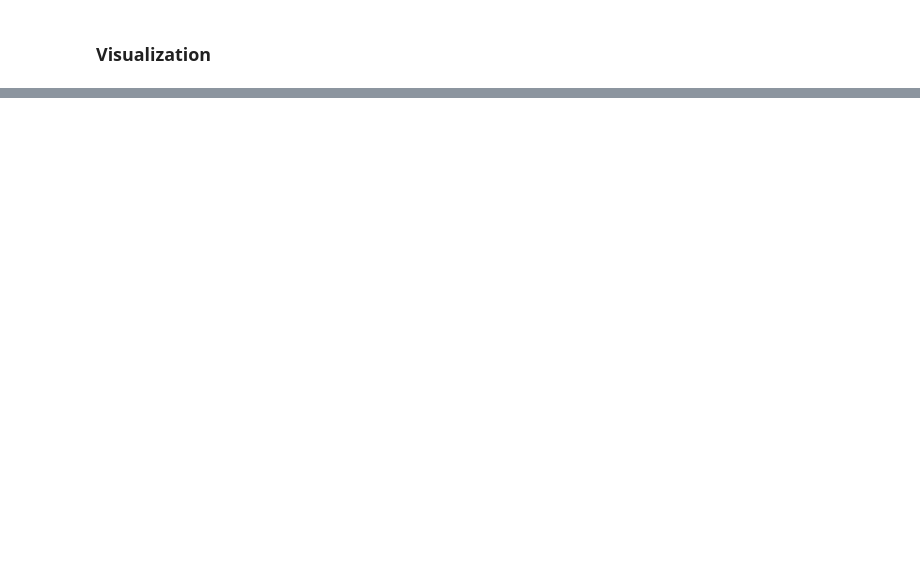
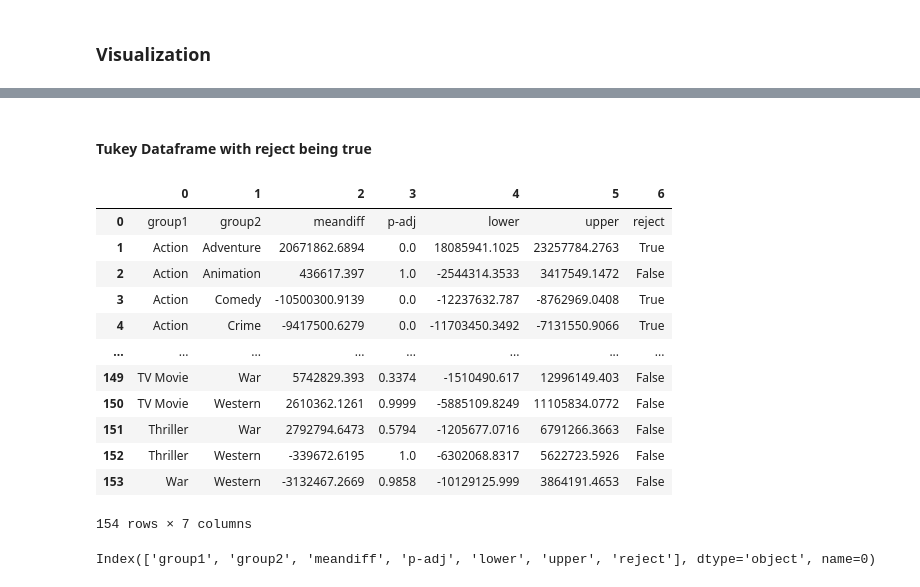
Before and after one commit to evany24/IMDB, a Jupyter notebook: IMDB-Part-4 Hypothesis Testing.ipynb, the cells around one changed output, grey strips where cells are left out. Drawn from its saved outputs; the diff is of its cells as text; code cells hidden in the pictures; blank space fills up the shorter version.

```diff
--- a/IMDB-Part-4 Hypothesis Testing.ipynb
+++ b/IMDB-Part-4 Hypothesis Testing.ipynb
@@ -419,0 +964,24 @@ ax.set_title('Runtime by Revenue');
+# %% [markdown]
+#### Tukey Dataframe with reject being true
+# %%
+tukey_df = pd.DataFrame(tukey_q3.summary().data)
+tukey_df
+# %% [output]
+|  | 0 | 1 | 2 | 3 | 4 | 5 | 6 |
+| 0 | group1 | group2 | meandiff | p-adj | lower | upper | reject |
+| 1 | Action | Adventure | 20671862.6894 | 0.0 | 18085941.1025 | 23257784.2763 | True |
+| 2 | Action | Animation | 436617.397 | 1.0 | -2544314.3533 | 3417549.1472 | False |
+| 3 | Action | Comedy | -10500300.9139 | 0.0 | -12237632.787 | -8762969.0408 | True |
+| 4 | Action | Crime | -9417500.6279 | 0.0 | -11703450.3492 | -7131550.9066 | True |
+| ... | ... | ... | ... | ... | ... | ... | ... |
+| 149 | TV Movie | War | 5742829.393 | 0.3374 | -1510490.617 | 12996149.403 | False |
+| 150 | TV Movie | Western | 2610362.1261 | 0.9999 | -5885109.8249 | 11105834.0772 | False |
+| 151 | Thriller | War | 2792794.6473 | 0.5794 | -1205677.0716 | 6791266.3663 | False |
+| 152 | Thriller | Western | -339672.6195 | 1.0 | -6302068.8317 | 5622723.5926 | False |
+| 153 | War | Western | -3132467.2669 | 0.9858 | -10129125.999 | 3864191.4653 | False |
+154 rows × 7 columns
+# %%
+tukey_df.columns = tukey_df.iloc[0]
+tukey_df.columns
+# %% [output]
+Index(['group1', 'group2', 'meandiff', 'p-adj', 'lower', 'upper', 'reject'], dtype='object', name=0)
```
Also changed, not shown: parts of 78 cells of this notebook, 26 other files.
